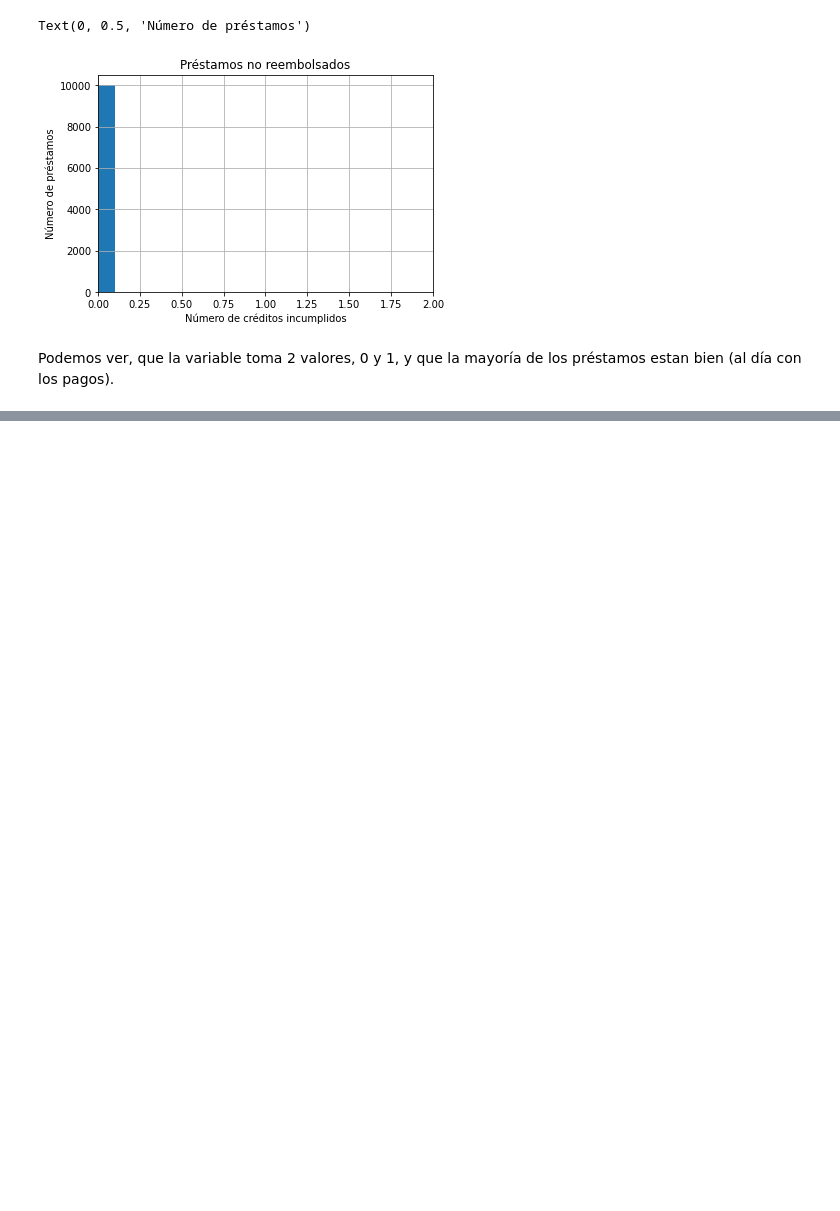
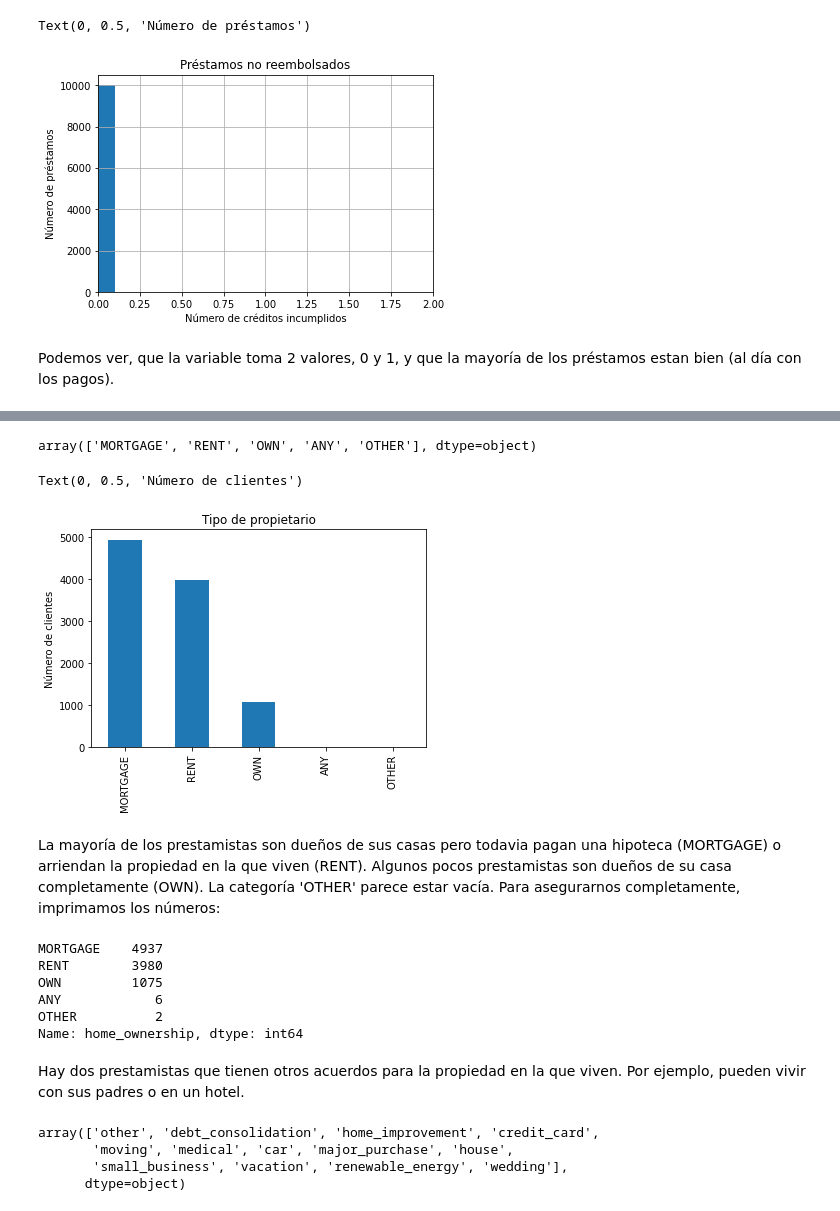
Before and after one commit to virf96/Chat-Bot, a Jupyter notebook: Tipos_de_variables.ipynb, the cells around one changed output, grey strips where cells are left out. Drawn from its saved outputs; the diff is of its cells as text; code cells hidden in the pictures; blank space fills up the shorter version.

```diff
--- a/Tipos_de_variables.ipynb
+++ b/Tipos_de_variables.ipynb
@@ -310,0 +308,16 @@ Podemos ver, que la variable toma 2 valores, 0 y 1, y que la mayoría de los pr
+# %%
+# Definición de las variables:
+#-------------------------
+# loan_status: estado del préstamo (paid (pagado), defaulted (pago no reembolsado), etc)
+# purpose: propósito/intención de uso del préstamo
+# home_ownership: si el prestamista es dueño o arrienda la propiedad que habita.
+
+use_cols = ['id', 'purpose', 'loan_status', 'home_ownership']
+
+# Carguemos los datos con solo unas columnas y unas pocas filas para
+# facilitar y reducir el tiempo que toma correr el demo.
+
+data = pd.read_csv('/content/drive/My Drive/datasets/loan.csv', usecols=use_cols).sample(
+    10000, random_state=44)  # fijamos la semilla o "seed" para poder reproducir resultados
+
+data.head()
@@ -310,0 +331,46 @@ Podemos ver, que la variable toma 2 valores, 0 y 1, y que la mayoría de los pr
+# %%
+# Examinemos los valores de la variable home_ownership
+
+# esta variable indica si el prestamista posee
+# o arrienda la propiedad que habita
+
+data.home_ownership.unique()
+# %% [output]
+array(['MORTGAGE', 'RENT', 'OWN', 'ANY', 'OTHER'], dtype=object)
+# %%
+# Creemos un gráfico de barras, con el número de préstamistas
+# por cada una de las categorías de home_ownership
+
+# El siguiente código cuenta el número de observaciones (prestamistas)
+# en cada una de las categorías y crea un gráfico de barras.
+
+fig = data['home_ownership'].value_counts().plot.bar()
+fig.set_title('Tipo de propietario')
+fig.set_ylabel('Número de clientes')
+# %% [output]
+Text(0, 0.5, 'Número de clientes')
+[figure, added]
+# %% [markdown]
+La mayoría de los prestamistas son dueños de sus casas pero todavia pagan una hipoteca (MORTGAGE) o arriendan la propiedad en la que viven (RENT). Algunos pocos prestamistas son dueños de su casa completamente (OWN). La categoría 'OTHER' parece estar vacía. Para asegurarnos completamente, imprimamos los números:
+# %%
+data['home_ownership'].value_counts()
+# %% [output]
+MORTGAGE    4937
+RENT        3980
+OWN         1075
+ANY            6
+OTHER          2
+Name: home_ownership, dtype: int64
+# %% [markdown]
+Hay dos prestamistas que tienen otros acuerdos para la propiedad en la que viven. Por ejemplo, pueden vivir con sus padres o en un hotel.
+# %%
+# La variable "purpose" es otra variable categórica
+# que indica el propósito/intención de uso del préstamo
+# por ejemplo para hacer arreglos en la casa o consolidar otras deudas.
+
+data.purpose.unique()
+# %% [output]
+array(['other', 'debt_consolidation', 'home_improvement', 'credit_card',
+       'moving', 'medical', 'car', 'major_purchase', 'house',
+       'small_business', 'vacation', 'renewable_energy', 'wedding'],
+      dtype=object)
```
Also changed, not shown: parts of 28 cells of this notebook.
